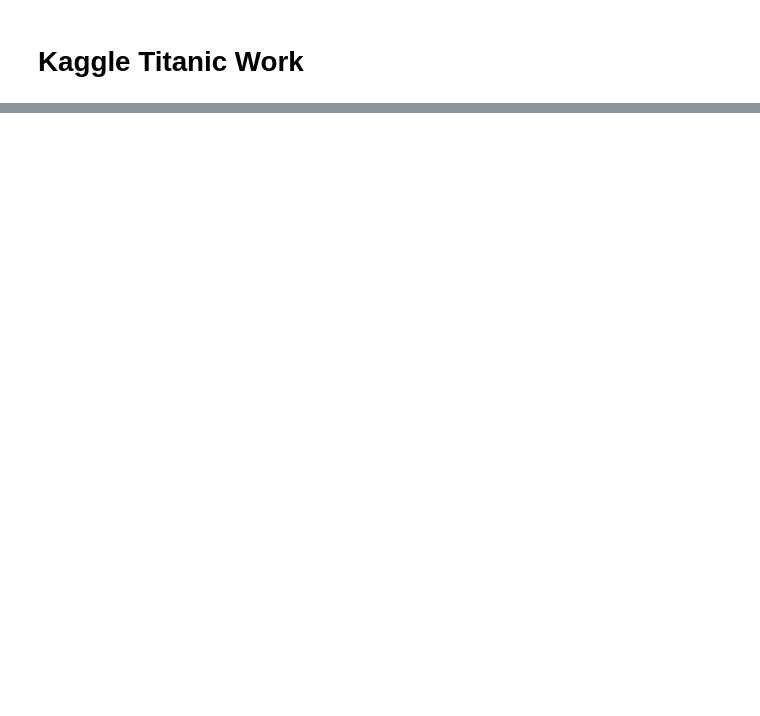
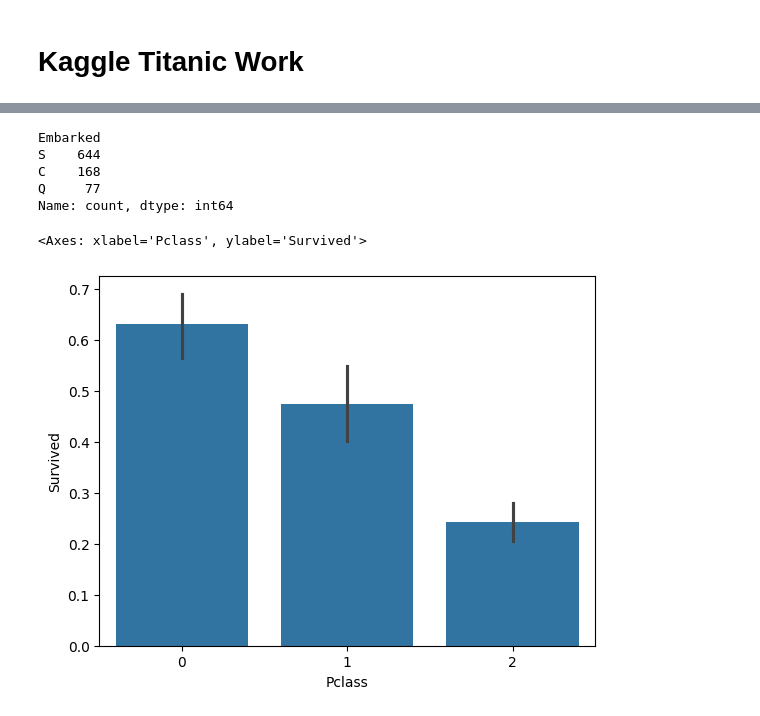
Before and after one commit to lucriver/kaggle-challenges, a Jupyter notebook: titanic/work.ipynb, the cells around one changed output, grey strips where cells are left out. Drawn from its saved outputs; the diff is of its cells as text; code cells hidden in the pictures; blank space fills up the shorter version.

```diff
--- a/titanic/work.ipynb
+++ b/titanic/work.ipynb
@@ -48,0 +81,6 @@ None
+# %%
+df['Survived'] = df['Survived'].astype('bool')
+df = df.rename(mapper={'Sex': 'isMale'},axis=1)
+df['isMale'] = df['isMale'].astype('bool')
+df['Pclass'] = df['Pclass'].astype('category').cat.codes
+df.head(3)
@@ -48,0 +92,14 @@ None
+# %%
+display(df['Embarked'].value_counts())
+df['Embarked'] = df['Embarked'].fillna('S')
+# %% [output]
+Embarked
+S    644
+C    168
+Q     77
+Name: count, dtype: int64
+# %%
+sns.barplot(df, x='Pclass', y='Survived')
+# %% [output]
+<Axes: xlabel='Pclass', ylabel='Survived'>
+[figure, added]
```
Also changed, not shown: parts of 42 cells of this notebook, 3 other files.
